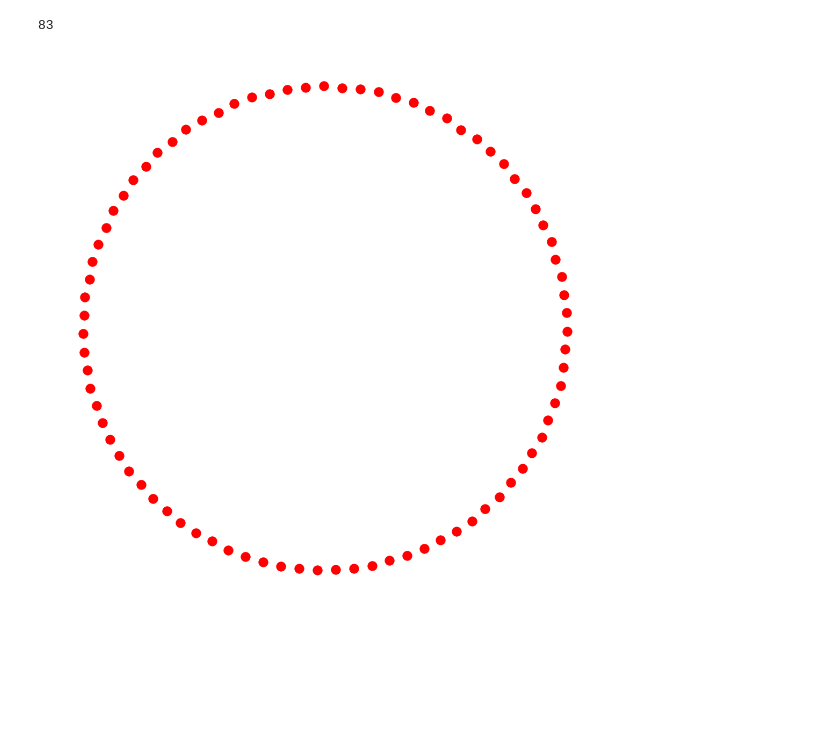
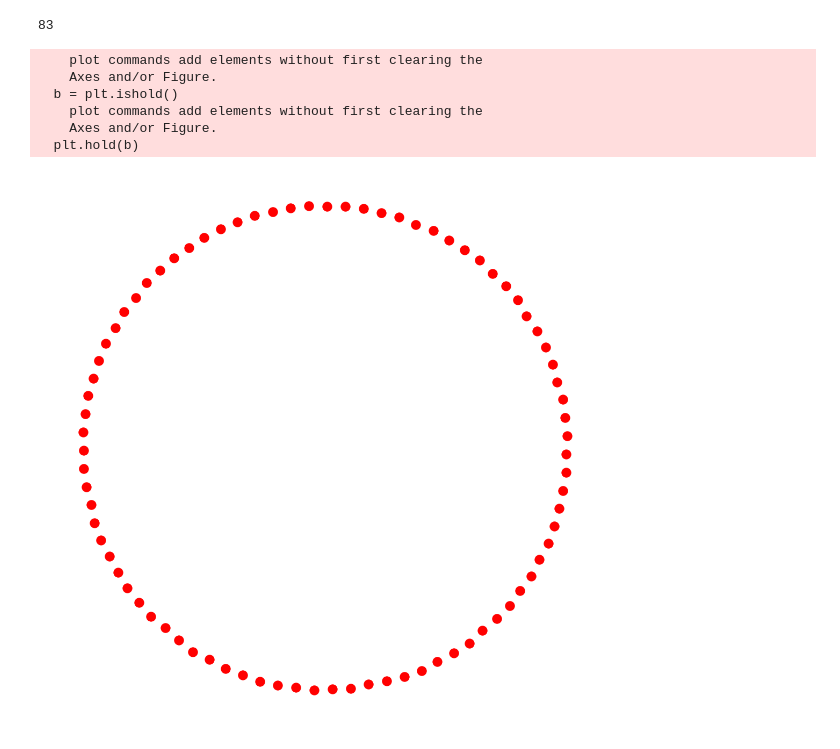
Before and after one commit to Wohesi/progtheorie, a Jupyter notebook: Russia.ipynb, the cells around one changed output. Saved outputs shown, nothing was run; the diff lists cells and outputs as text; code cells hidden in the pictures; blank space fills up the shorter version.

```diff
--- a/Russia.ipynb
+++ b/Russia.ipynb
@@ -2,6 +2,6 @@
 import pycountry
 
 countrieRus=list(pycountry.subdivisions.get(country_code='RU'))
-russiaCities= [x.name for x in countrieRus]
+russiaSubjects= [x.name for x in countrieRus]
 # print russiaCities
 # %%
@@ -11,13 +11,18 @@ len(russiaCities)
 # %%
 import networkx as nx
 import matplotlib.pyplot as plt
 
 RUS = nx.Graph()
-RUS.add_nodes_from(russiaCities)
+RUS.add_nodes_from(russiaSubjects)
 
-pos=nx.spring_layout(RUS)
-plt.figure(1,figsize=(10,1))
+plt.figure(1,figsize=(14,14))
 nx.draw(RUS)
 plt.show()
 # %% [output]
+    plot commands add elements without first clearing the
+    Axes and/or Figure.
+  b = plt.ishold()
+    plot commands add elements without first clearing the
+    Axes and/or Figure.
+  plt.hold(b)
-[figure, old version]
+[figure, new version]
```
Also changed, not shown: parts of 1 cell of this notebook.
